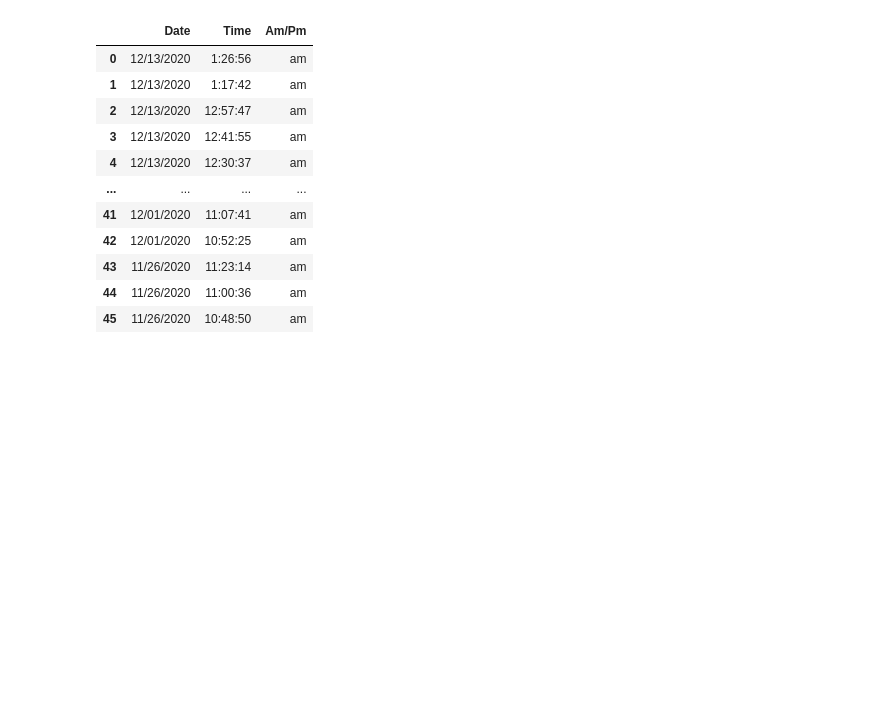
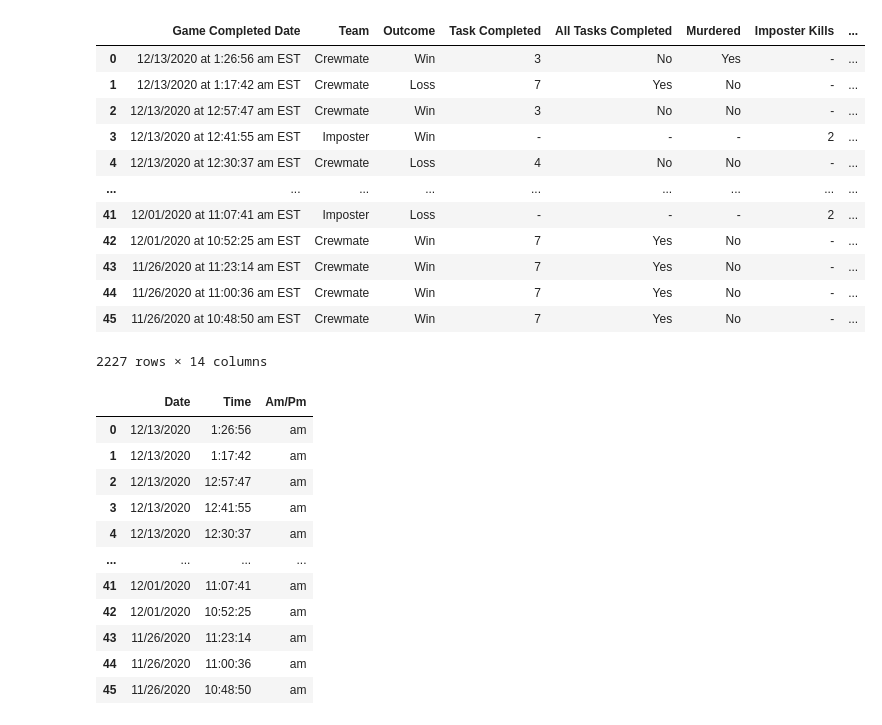
Before and after one commit to madelinesachtler/final-project, a Jupyter notebook: cleaning.ipynb, the cells around one changed output. Cells and saved outputs as stored; diff of their text form; code cells hidden in the pictures; blank space fills up the shorter version.

```diff
--- a/cleaning.ipynb
+++ b/cleaning.ipynb
@@ -97,6 +98,22 @@ user28 = user28_data.assign(Group= '28')
 user29 = user29_data.assign(Group= '29')
 # %%
 combined = pd.concat([user1, user2, user3, user4, user5, user6, user7, user8, user9, user10, user11, user12, user13, user14, user15, user16, user17, user18, user19, user20, user21, user22, user23, user24, user25, user26, user27, user28, user29])
+# %%
+combined
+# %% [output]
+|  | Game Completed Date | Team | Outcome | Task Completed | All Tasks Completed | Murdered | Imposter Kills | ... |
+| 0 | 12/13/2020 at 1:26:56 am EST | Crewmate | Win | 3 | No | Yes | - | ... |
+| 1 | 12/13/2020 at 1:17:42 am EST | Crewmate | Loss | 7 | Yes | No | - | ... |
+| 2 | 12/13/2020 at 12:57:47 am EST | Crewmate | Win | 3 | No | No | - | ... |
+| 3 | 12/13/2020 at 12:41:55 am EST | Imposter | Win | - | - | - | 2 | ... |
+| 4 | 12/13/2020 at 12:30:37 am EST | Crewmate | Loss | 4 | No | No | - | ... |
+| ... | ... | ... | ... | ... | ... | ... | ... | ... |
+| 41 | 12/01/2020 at 11:07:41 am EST | Imposter | Loss | - | - | - | 2 | ... |
+| 42 | 12/01/2020 at 10:52:25 am EST | Crewmate | Win | 7 | Yes | No | - | ... |
+| 43 | 11/26/2020 at 11:23:14 am EST | Crewmate | Win | 7 | Yes | No | - | ... |
+| 44 | 11/26/2020 at 11:00:36 am EST | Crewmate | Win | 7 | Yes | No | - | ... |
+| 45 | 11/26/2020 at 10:48:50 am EST | Crewmate | Win | 7 | Yes | No | - | ... |
+2227 rows × 14 columns
 # %%
 crewmates_df = combined.loc[combined["Team"]== "Crewmate"]
 # %%
```
Also changed, not shown: parts of 6 cells of this notebook.
